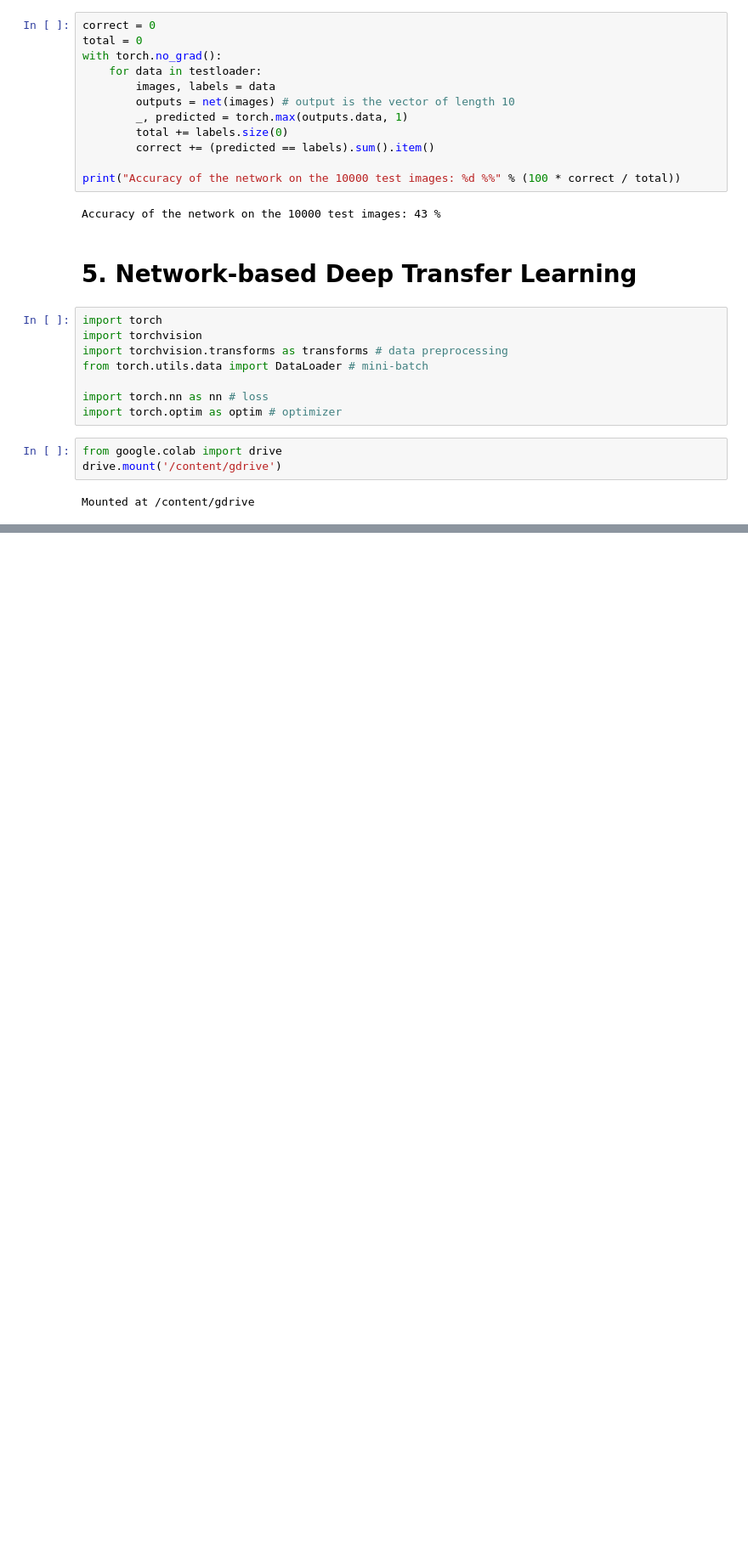
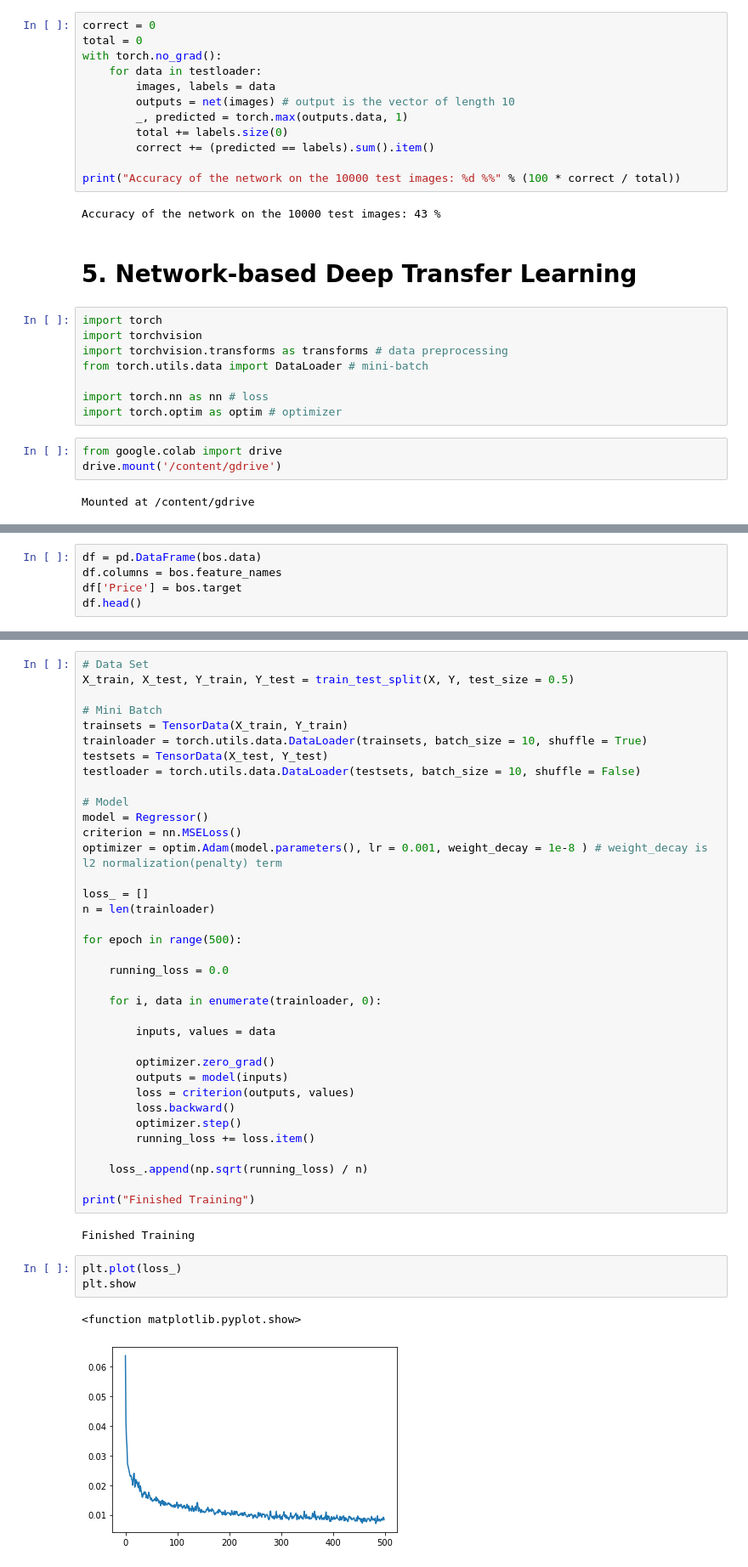
Before and after one commit to HSJung93/Pytorch_Practice, a Jupyter notebook: Pytorch_Tutorial.ipynb, the cells around one changed output, grey strips where cells are left out. Shown at 85% size. Drawn from its saved outputs; the diff is of its cells as text; blank space fills up the shorter version.

```diff
--- a/Pytorch_Tutorial.ipynb
+++ b/Pytorch_Tutorial.ipynb
@@ -618,0 +969,5 @@ Mounted at /content/gdrive
+# %%
+df = pd.DataFrame(bos.data)
+df.columns = bos.feature_names
+df['Price'] = bos.target
+df.head()
@@ -618,0 +1024,44 @@ Mounted at /content/gdrive
+# %%
+# Data Set
+X_train, X_test, Y_train, Y_test = train_test_split(X, Y, test_size = 0.5)
+
+# Mini Batch
+trainsets = TensorData(X_train, Y_train)
+trainloader = torch.utils.data.DataLoader(trainsets, batch_size = 10, shuffle = True)
+testsets = TensorData(X_test, Y_test)
+testloader = torch.utils.data.DataLoader(testsets, batch_size = 10, shuffle = False)
+
+# Model
+model = Regressor()
+criterion = nn.MSELoss()
+optimizer = optim.Adam(model.parameters(), lr = 0.001, weight_decay = 1e-8 ) # weight_decay is l2 normalization(penalty) term
+
+loss_ = []
+n = len(trainloader)
+
+for epoch in range(500):
+
+    running_loss = 0.0
+
+    for i, data in enumerate(trainloader, 0):
+
+        inputs, values = data
+
+        optimizer.zero_grad()
+        outputs = model(inputs)
+        loss = criterion(outputs, values)
+        loss.backward()
+        optimizer.step()
+        running_loss += loss.item()
+
+    loss_.append(np.sqrt(running_loss) / n)
+
+print("Finished Training")
+# %% [output]
+Finished Training
+# %%
+plt.plot(loss_)
+plt.show
+# %% [output]
+<function matplotlib.pyplot.show>
+[figure, added]
```
Also changed, not shown: parts of 36 cells of this notebook.
